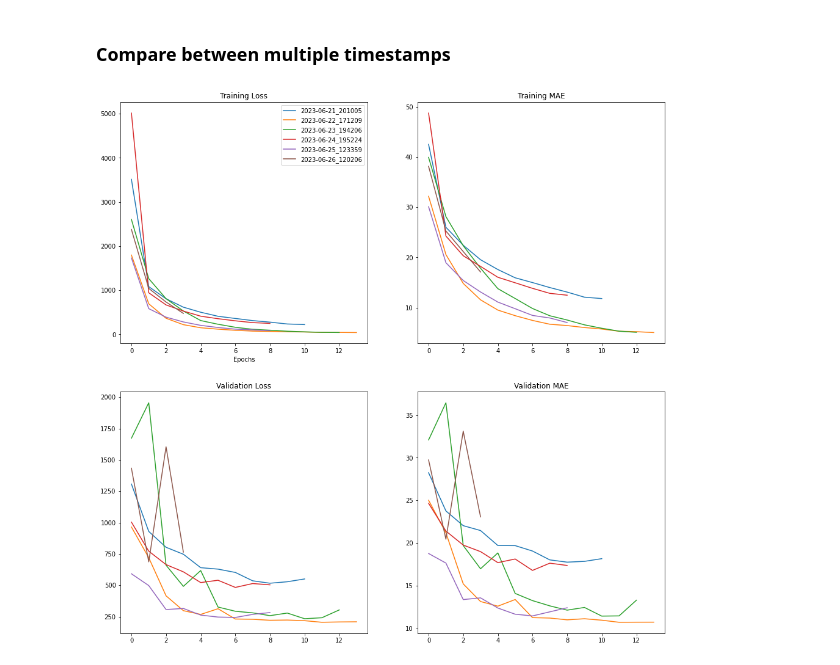
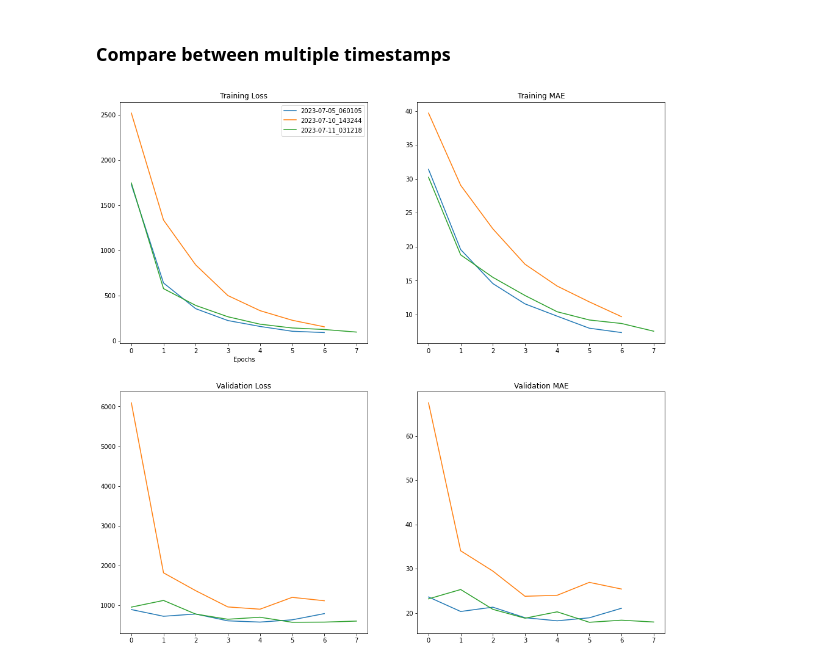
Before and after one commit to Pablo-Izquierdo/image-classification-tf, a Jupyter notebook: notebooks/2.0-Model_training.ipynb, the cells around one changed output. Saved outputs shown, nothing was run; the diff lists cells and outputs as text; code cells hidden in the pictures.

```diff
--- a/notebooks/2.0-Model_training.ipynb
+++ b/notebooks/2.0-Model_training.ipynb
@@ -82,11 +83,10 @@ Total training time: 1 day, 2:29:47
 # %%
 from imgclas.plot_utils import multi_training_plots
 
-TIMESTAMPS = ['2023-06-21_201005',
-             '2023-06-22_171209',
-             '2023-06-23_194206',
-             '2023-06-24_195224', '2023-06-25_123359','2023-06-26_120206']
+TIMESTAMPS = ['2023-07-05_060105',
+             '2023-07-10_143244',
+             '2023-07-11_031218']
 
 multi_training_plots(timestamps=TIMESTAMPS)
 # %% [output]
-[figure, old version]
+[figure, new version]
```
Also changed, not shown: parts of 9 cells of this notebook, 8 other files.
